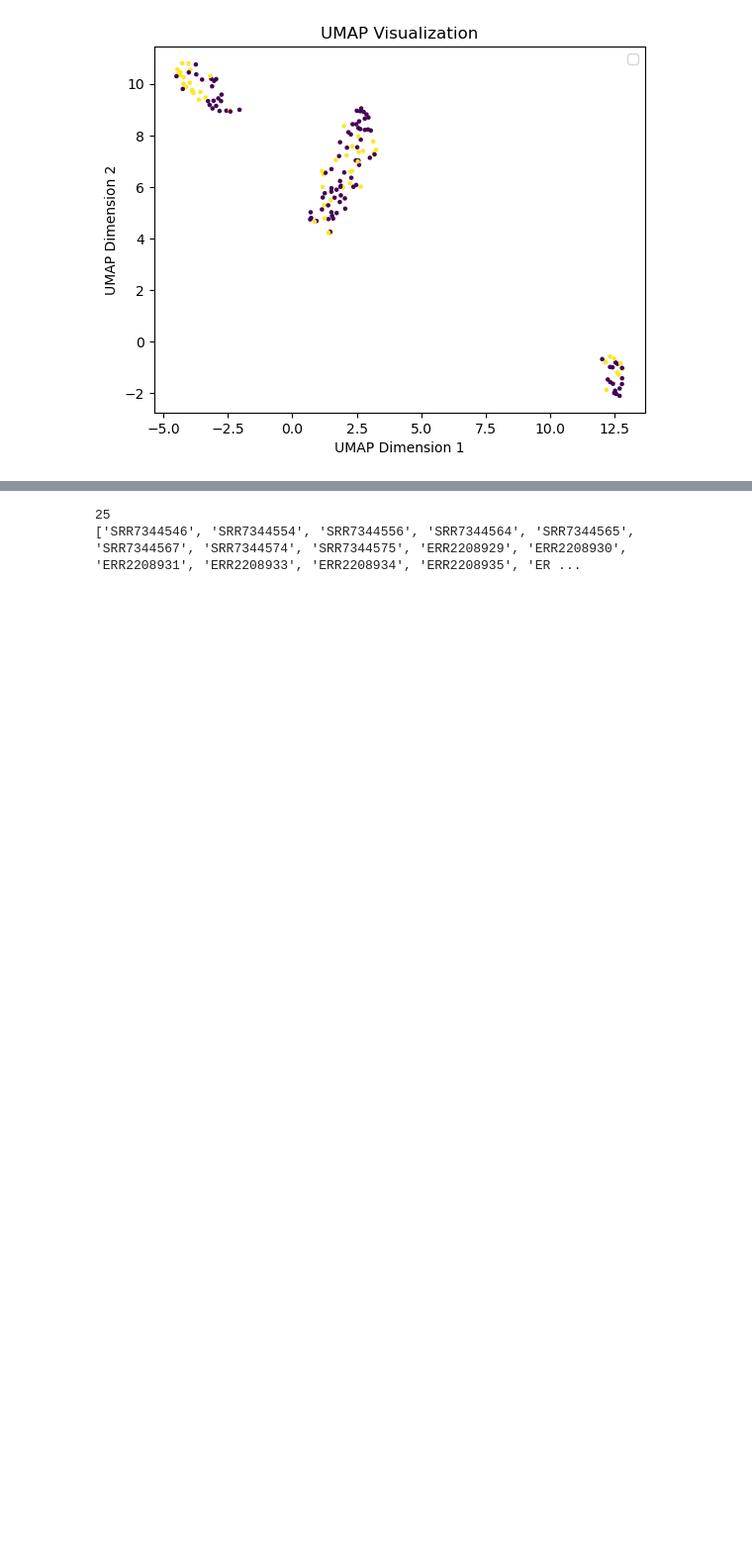
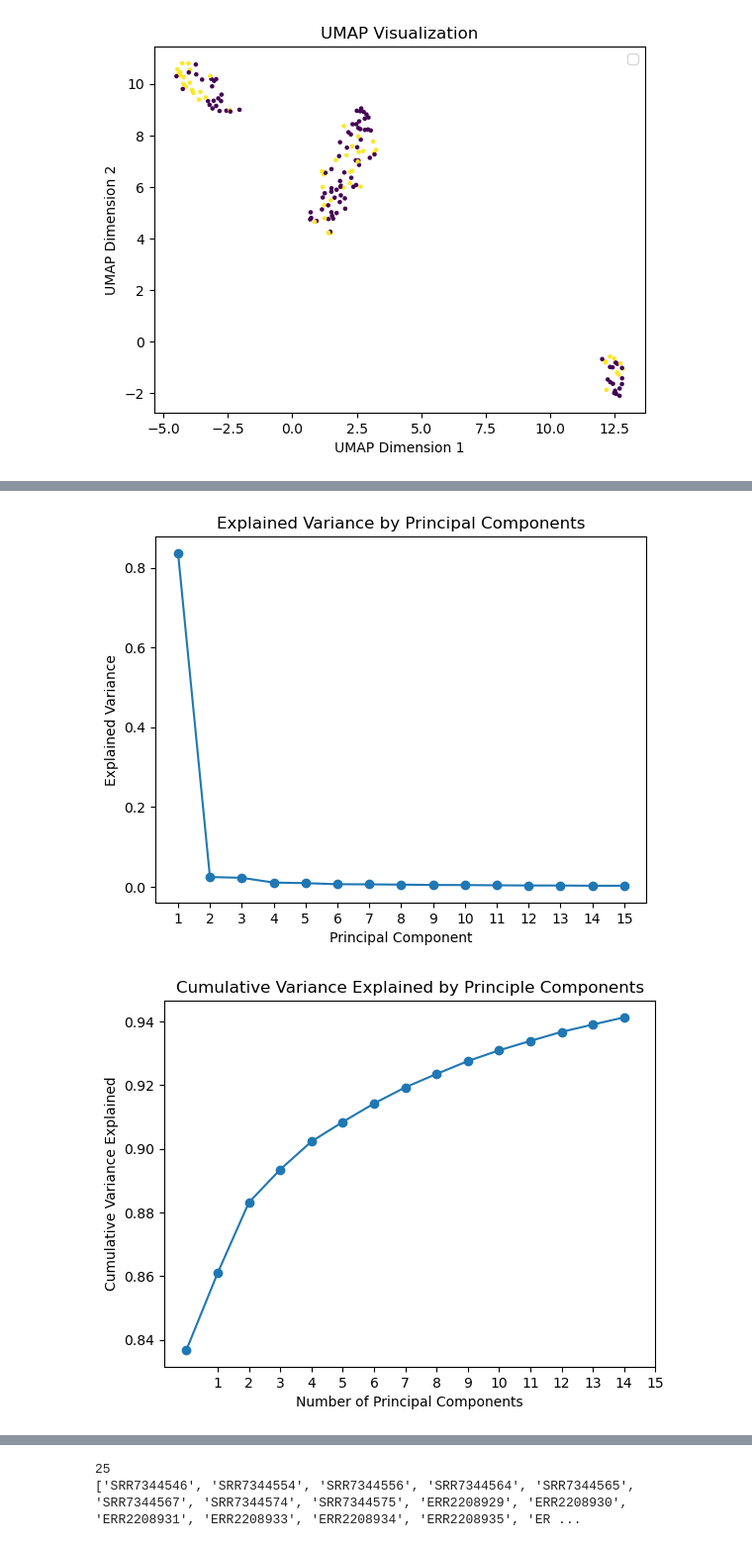
Before and after one commit to evzhng/LMP1210_2024, a Jupyter notebook: scripts/baseline_logreg.ipynb, the cells around one changed output, grey strips where cells are left out. Shown at 99% size. Cells and saved outputs as stored; diff of their text form; code cells hidden in the pictures; blank space fills up the shorter version.

```diff
--- a/scripts/baseline_logreg.ipynb
+++ b/scripts/baseline_logreg.ipynb
@@ -38,0 +63,4 @@ No artists with labels found to put in legend.  Note that artists whose label st
+# %%
+# fit PCA to data
+pca = PCA(n_components=15)
+pca.fit_transform(data)
@@ -38,0 +81,21 @@ No artists with labels found to put in legend.  Note that artists whose label st
+# %%
+# use elbow method on variance explained to select optimal number of principal components
+explained_variance = pca.explained_variance_ratio_
+
+# plot explained variance against principal component
+plt.plot(range(1, len(explained_variance) + 1), pca.explained_variance_ratio_, marker='o')
+plt.xlabel('Principal Component')
+plt.xticks(np.arange(1, len(pca.explained_variance_ratio_) + 1, 1))
+plt.ylabel('Explained Variance')
+plt.title('Explained Variance by Principal Components')
+plt.show()
+
+# also check cumulative variance explained
+plt.plot(np.cumsum(pca.explained_variance_ratio_), marker='o')
+plt.title('Cumulative Variance Explained by Principle Components')
+plt.xlabel('Number of Principal Components')
+plt.xticks(np.arange(1, len(pca.explained_variance_ratio_) + 1, 1))
+plt.ylabel('Cumulative Variance Explained') ;
+# %% [output]
+[figure, added]
+[figure, added]
```
Also changed, not shown: parts of 16 cells of this notebook.
